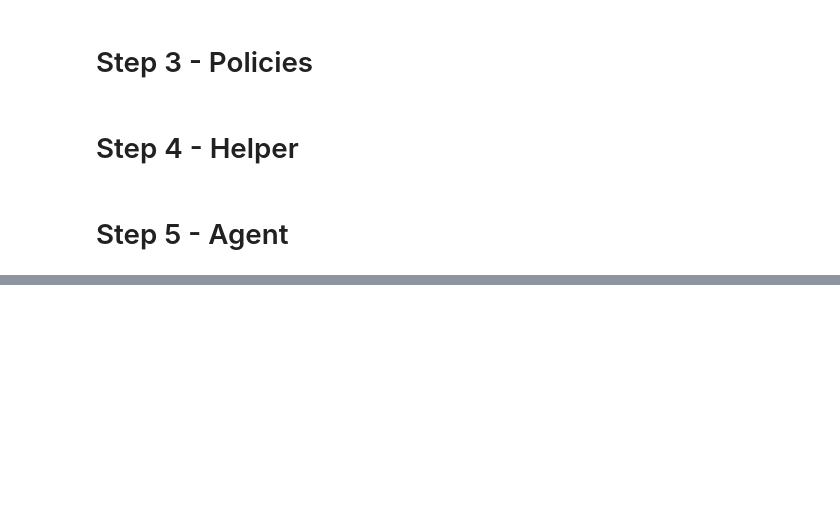
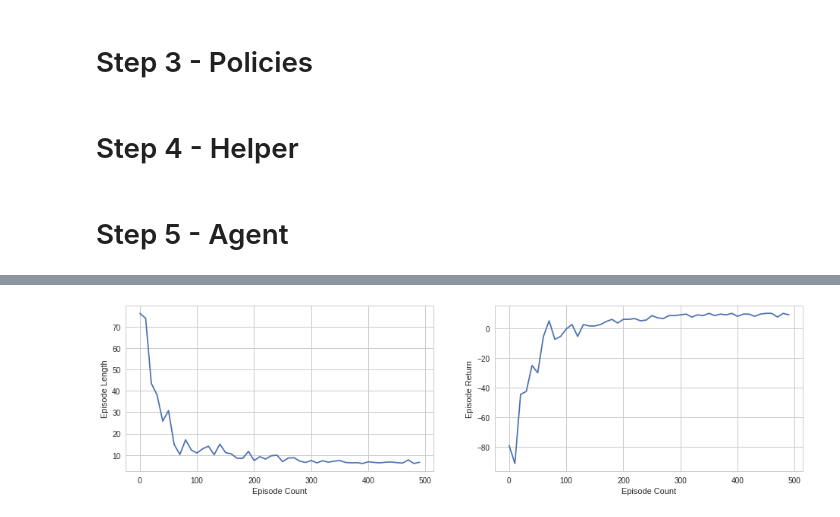
Before and after one commit to MarcFriz/Understand-RL, a Jupyter notebook: RL_Grid.ipynb, the cells around one changed output, grey strips where cells are left out. Saved outputs shown, nothing was run; the diff lists cells and outputs as text; code cells hidden in the pictures; blank space fills up the shorter version.

```diff
--- a/RL_Grid.ipynb
+++ b/RL_Grid.ipynb
@@ -329,0 +414,4 @@ plot_greedy_policy(grid, q)
+# %%
+Logging_EpStats = namedtuple("Logging_EpStats",
+                             ["episode_lengths", "episode_rewards"])
+Transition = namedtuple("Transition", ["state", "action", "reward", "next_state", "discount"])
@@ -329,0 +532,32 @@ plot_greedy_policy(grid, q)
+# %%
+grid = Grid(discount=1.0)
+# %%
+tf.reset_default_graph()
+
+global_step = tf.Variable(0, name="global_step", trainable=False)
+
+agent = REINFORCE_AGENT(number_of_states=grid._layout.size,
+                        number_of_actions=4,
+                        initial_state=grid.get_obs(),
+                        policy_learning_rate=0.01,
+                        const_discount=1.0)
+
+with tf.Session() as sess:
+    sess.run(tf.initialize_all_variables())
+    stats = run_reinforce(grid, agent, 500)
+# %%
+tf.reset_default_graph()
+
+global_step = tf.Variable(0, name="global_step", trainable=False)
+
+agent = REINFORCE_AGENT(number_of_states=grid._layout.size,
+                        number_of_actions=4,
+                        initial_state=grid.get_obs(),
+                        policy_learning_rate=0.01,
+                        const_discount=1.0)
+
+with tf.Session() as sess:
+    sess.run(tf.initialize_all_variables())
+    stats, actions = run_reinforce(grid, agent, 500)
+
+    predict, predict_actions = run_reinforce(grid, agent, 1)
@@ -329,0 +582,4 @@ plot_greedy_policy(grid, q)
+# %%
+plot_stats(stats, window=10)
+# %% [output]
+[figure, added]
```
Also changed, not shown: parts of 21 cells of this notebook.
